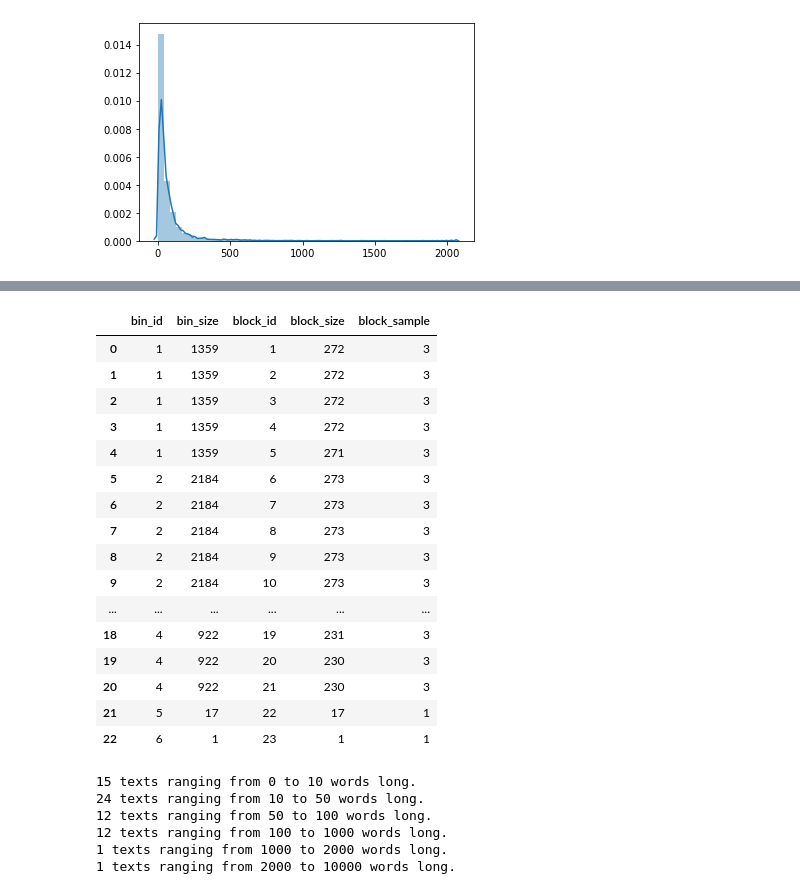
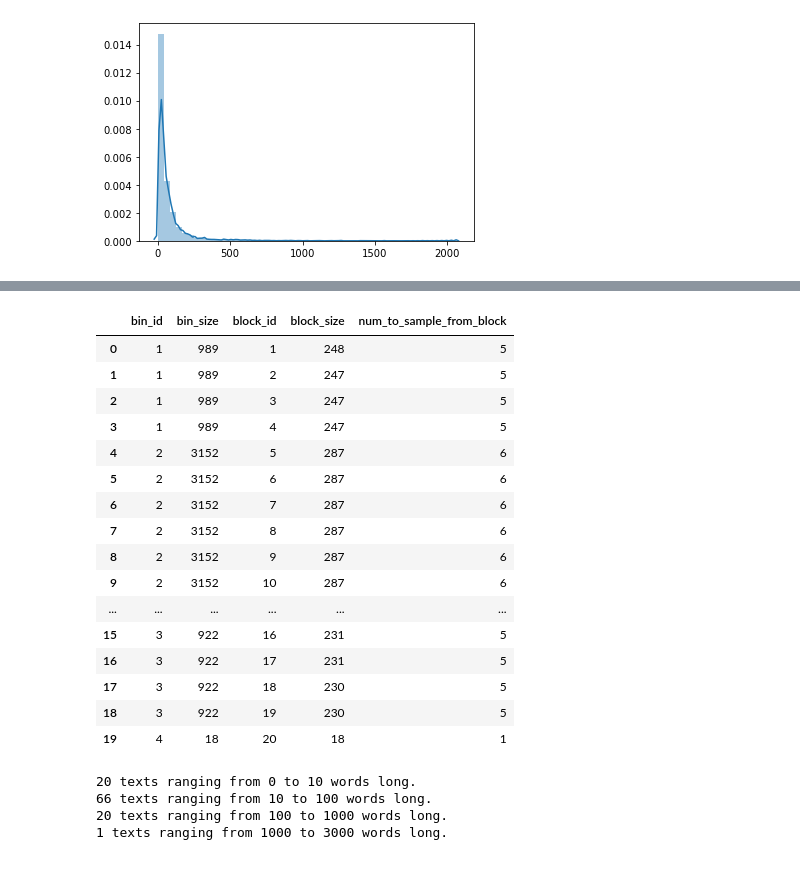
Before and after one commit to irbraun/snpedia-nlp, a Jupyter notebook: binning_and_blocking.ipynb, the cells around one changed output, grey strips where cells are left out. Cells and saved outputs as stored; diff of their text form; code cells hidden in the pictures.

```diff
--- a/binning_and_blocking.ipynb
+++ b/binning_and_blocking.ipynb
@@ -60,8 +61,8 @@ sn.distplot(word_num_distribution)
 # Specify n bin edges here, and then from those a set of n-1 bins are defined and used throughout the notebook.
 # The lower edges will be inclusive and the upper edges will be exclusive.
 # What do we want to choose for these values as well?
-THRESHOLDS = [0, 10, 50, 100, 1000, 2000,10000]
-NUM_SURVEYS = 100
+THRESHOLDS = [0, 10, 100, 1000, 3000]
+NUM_SURVEYS = 50
 MAX_BLOCK_SIZE = 300
 # %%
 # Create the set of IDs for the bins and also tuples that reference the edges of each bin.
@@ -75,6 +76,7 @@ print(bounds_list)
 # %%
 # Add a column indicating the number of words in each text.
 df["num_words"] = df["text"].map(lambda x: len(word_tokenize(x)))
+df.sort_values(by=["num_words"], ascending=True, inplace=True)
 df.head(10)
 # %% [output]
 |  | id | text | num_words |
@@ -90,0 +93,13 @@ df.head(10)
+# %%
+# Some of the text values with only one word are just SNP identifiers, and can be removed for the purposes of surveys.
+snp_identifier_pattern = re.compile("rs[0-9]+")
+is_snp_identifier = lambda s: bool(snp_identifier_pattern.match(s.lower()))
+df["valid"] = df.apply(lambda row: is_snp_identifier(row["text"])==False or row["num_words"]>1, axis=1)
+df = df[df["valid"]]
+df = df[["id","text","num_words"]]
+print(df.shape)
+
+# Is there anything else that we can immediately remove from surveys, like very short text strings?
+valid_indices = df['text'].apply(lambda x: len(x)>2)
+df = df.loc[valid_indices, ["id","text","num_words"]]
+print(df.shape)
@@ -146,8 +184,8 @@ for bin_id,bin_qty in bin_ids_to_bin_quantities.items():
 df["block_id"] = df["id"].map(text_ids_to_block_ids)
 df["block_size"] = df["block_id"].map(dict(df.groupby("block_id").size()))
 df["bin_size"] = df["bin_id"].map(dict(df.groupby("bin_id").size()))
-df["block_sample"] = df["block_size"].map(lambda x: math.ceil(x/NUM_SURVEYS))
-df = df[["id","text","bin_id","bin_size","block_id","block_size","block_sample"]]
+df["num_to_sample_from_block"] = df["block_size"].map(lambda x: math.ceil(x/NUM_SURVEYS))
+df = df[["id","text","bin_id","bin_size","block_id","block_size","num_to_sample_from_block"]]
 df.to_csv(os.path.join("data","binned_and_blocked.csv"), index=False)
 df.head(20)
 # %% [output]
@@ -171,40 +209,38 @@ df.head(20)
 # %%
 # What is the relationship between the bin IDs and the block IDs?
 blocks_df = pd.DataFrame(df.drop_duplicates(subset=["block_id"], inplace=False))
-blocks_df = blocks_df[["bin_id", "bin_size", "block_id", "block_size", "block_sample"]]
+blocks_df = blocks_df[["bin_id", "bin_size", "block_id", "block_size", "num_to_sample_from_block"]]
 blocks_df.sort_values(by=["bin_id","block_id"], inplace=True)
 blocks_df.reset_index(drop=True, inplace=True)
 blocks_df
 # %% [output]
-|  | bin_id | bin_size | block_id | block_size | block_sample |
-| 0 | 1 | 1359 | 1 | 272 | 3 |
-| 1 | 1 | 1359 | 2 | 272 | 3 |
-| 2 | 1 | 1359 | 3 | 272 | 3 |
-| 3 | 1 | 1359 | 4 | 272 | 3 |
-| 4 | 1 | 1359 | 5 | 271 | 3 |
-| 5 | 2 | 2184 | 6 | 273 | 3 |
-| 6 | 2 | 2184 | 7 | 273 | 3 |
-| 7 | 2 | 2184 | 8 | 273 | 3 |
-| 8 | 2 | 2184 | 9 | 273 | 3 |
-| 9 | 2 | 2184 | 10 | 273 | 3 |
+|  | bin_id | bin_size | block_id | block_size | num_to_sample_from_block |
+| 0 | 1 | 989 | 1 | 248 | 5 |
+| 1 | 1 | 989 | 2 | 247 | 5 |
+| 2 | 1 | 989 | 3 | 247 | 5 |
+| 3 | 1 | 989 | 4 | 247 | 5 |
+| 4 | 2 | 3152 | 5 | 287 | 6 |
+| 5 | 2 | 3152 | 6 | 287 | 6 |
+| 6 | 2 | 3152 | 7 | 287 | 6 |
+| 7 | 2 | 3152 | 8 | 287 | 6 |
+| 8 | 2 | 3152 | 9 | 287 | 6 |
+| 9 | 2 | 3152 | 10 | 287 | 6 |
 | ... | ... | ... | ... | ... | ... |
-| 18 | 4 | 922 | 19 | 231 | 3 |
-| 19 | 4 | 922 | 20 | 230 | 3 |
-| 20 | 4 | 922 | 21 | 230 | 3 |
-| 21 | 5 | 17 | 22 | 17 | 1 |
-| 22 | 6 | 1 | 23 | 1 | 1 |
+| 15 | 3 | 922 | 16 | 231 | 5 |
+| 16 | 3 | 922 | 17 | 231 | 5 |
+| 17 | 3 | 922 | 18 | 230 | 5 |
+| 18 | 3 | 922 | 19 | 230 | 5 |
+| 19 | 4 | 18 | 20 | 18 | 1 |
 # %%
 # If splitting into bins, blocks, and sampling was done that way, what would the content for one survey look like?
-bin_id_to_num_texts_per_survey = dict(blocks_df.groupby("bin_id")["block_sample"].sum())
+bin_id_to_num_texts_per_survey = dict(blocks_df.groupby("bin_id")["num_to_sample_from_block"].sum())
 for bin_id,bounds in zip(bin_ids_list, bounds_list):
     num_texts = bin_id_to_num_texts_per_survey[bin_id]
     lower = bounds[0]
     upper = bounds[1]
     print("{} texts ranging from {} to {} words long.".format(num_texts, lower, upper))
 # %% [output]
-15 texts ranging from 0 to 10 words long.
-24 texts ranging from 10 to 50 words long.
-12 texts ranging from 50 to 100 words long.
-12 texts ranging from 100 to 1000 words long.
-1 texts ranging from 1000 to 2000 words long.
-1 texts ranging from 2000 to 10000 words long.
+20 texts ranging from 0 to 10 words long.
+66 texts ranging from 10 to 100 words long.
+20 texts ranging from 100 to 1000 words long.
+1 texts ranging from 1000 to 3000 words long.
```
Also changed, not shown: parts of 7 cells of this notebook, 2 other files.
